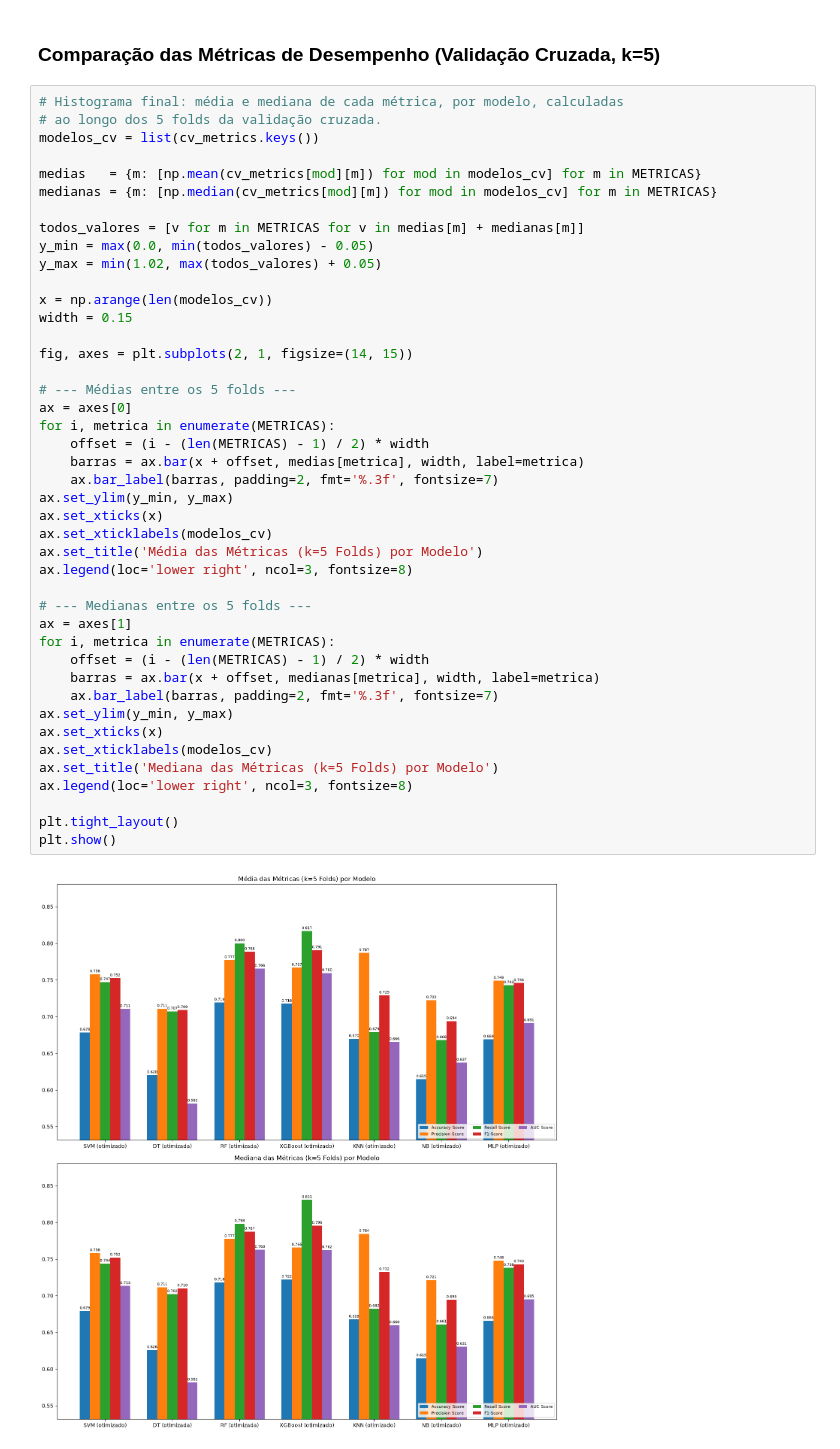
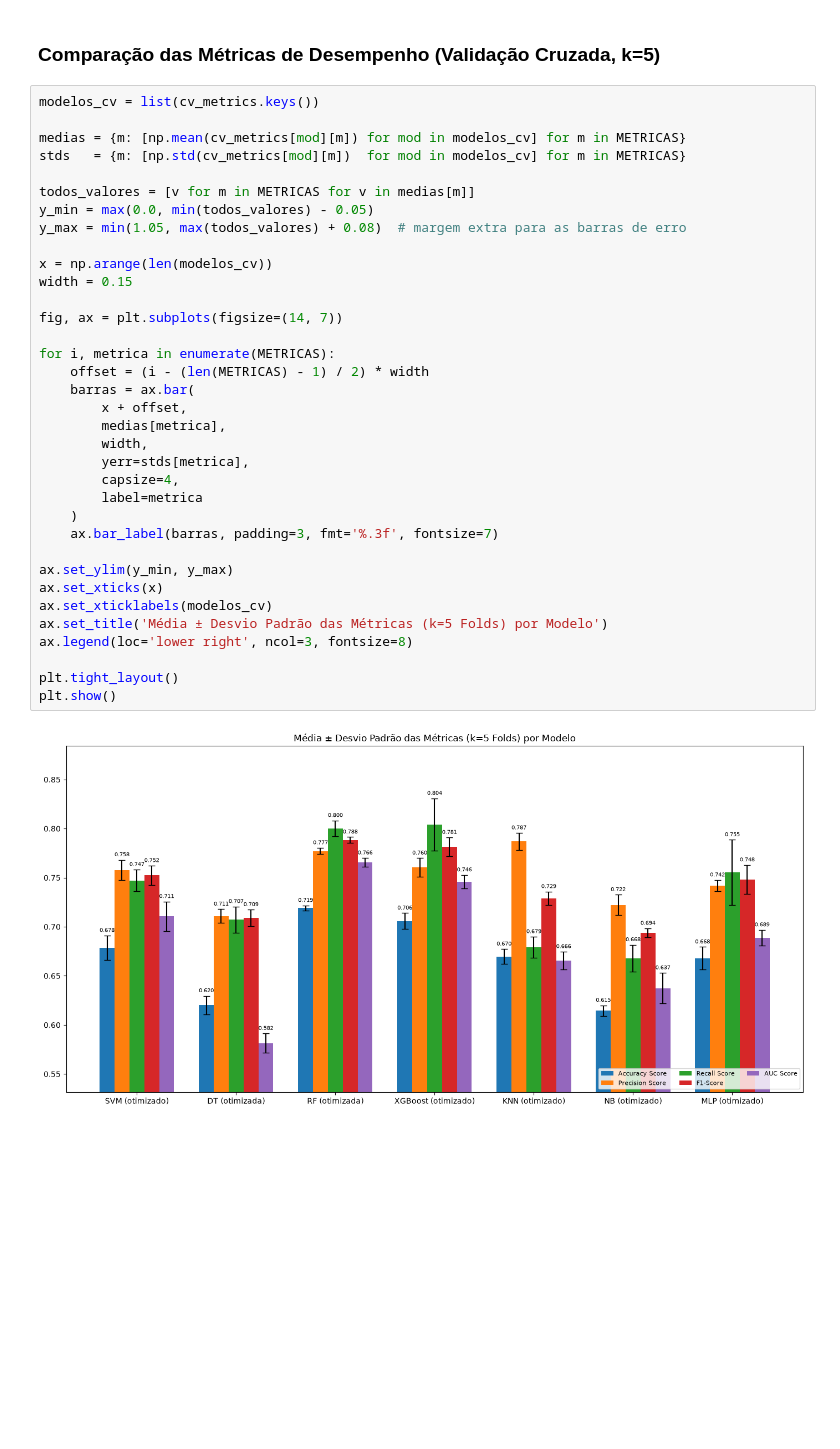
Before and after one commit to CBenini07/TCC, a Jupyter notebook: TCC_3_Aplicacao_Modelos_V2.ipynb, the cells around one changed output. Cells and saved outputs as stored; diff of their text form; blank space fills up the shorter version.

Commit message:
exec subconjunto 1 com desvio padrão

```diff
--- a/TCC_3_Aplicacao_Modelos_V2.ipynb
+++ b/TCC_3_Aplicacao_Modelos_V2.ipynb
@@ -889,47 +905,39 @@ Modelo salvo em 'models_V2/modelo_MLP.pkl'
 # %% [markdown]
 ### Comparação das Métricas de Desempenho (Validação Cruzada, k=5)
 # %%
-# Histograma final: média e mediana de cada métrica, por modelo, calculadas
-# ao longo dos 5 folds da validação cruzada.
 modelos_cv = list(cv_metrics.keys())
 
-medias   = {m: [np.mean(cv_metrics[mod][m]) for mod in modelos_cv] for m in METRICAS}
-medianas = {m: [np.median(cv_metrics[mod][m]) for mod in modelos_cv] for m in METRICAS}
+medias = {m: [np.mean(cv_metrics[mod][m]) for mod in modelos_cv] for m in METRICAS}
+stds   = {m: [np.std(cv_metrics[mod][m])  for mod in modelos_cv] for m in METRICAS}
 
-todos_valores = [v for m in METRICAS for v in medias[m] + medianas[m]]
+todos_valores = [v for m in METRICAS for v in medias[m]]
 y_min = max(0.0, min(todos_valores) - 0.05)
-y_max = min(1.02, max(todos_valores) + 0.05)
+y_max = min(1.05, max(todos_valores) + 0.08)  # margem extra para as barras de erro
 
 x = np.arange(len(modelos_cv))
 width = 0.15
 
-fig, axes = plt.subplots(2, 1, figsize=(14, 15))
+fig, ax = plt.subplots(figsize=(14, 7))
 
-# --- Médias entre os 5 folds ---
-ax = axes[0]
 for i, metrica in enumerate(METRICAS):
     offset = (i - (len(METRICAS) - 1) / 2) * width
-    barras = ax.bar(x + offset, medias[metrica], width, label=metrica)
-    ax.bar_label(barras, padding=2, fmt='%.3f', fontsize=7)
+    barras = ax.bar(
+        x + offset,
+        medias[metrica],
+        width,
+        yerr=stds[metrica],
+        capsize=4,
+        label=metrica
+    )
+    ax.bar_label(barras, padding=3, fmt='%.3f', fontsize=7)
+
 ax.set_ylim(y_min, y_max)
 ax.set_xticks(x)
 ax.set_xticklabels(modelos_cv)
-ax.set_title('Média das Métricas (k=5 Folds) por Modelo')
-ax.legend(loc='lower right', ncol=3, fontsize=8)
-
-# --- Medianas entre os 5 folds ---
-ax = axes[1]
-for i, metrica in enumerate(METRICAS):
-    offset = (i - (len(METRICAS) - 1) / 2) * width
-    barras = ax.bar(x + offset, medianas[metrica], width, label=metrica)
-    ax.bar_label(barras, padding=2, fmt='%.3f', fontsize=7)
-ax.set_ylim(y_min, y_max)
-ax.set_xticks(x)
-ax.set_xticklabels(modelos_cv)
-ax.set_title('Mediana das Métricas (k=5 Folds) por Modelo')
+ax.set_title('Média ± Desvio Padrão das Métricas (k=5 Folds) por Modelo')
 ax.legend(loc='lower right', ncol=3, fontsize=8)
 
 plt.tight_layout()
 plt.show()
 # %% [output]
-[figure, old version]
+[figure, new version]
```
Also changed, not shown: parts of 11 cells of this notebook, 7 other files.
